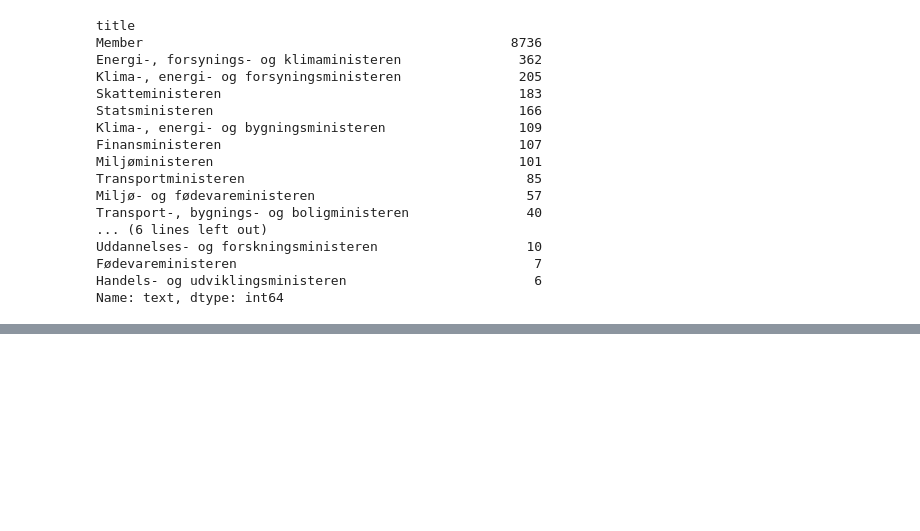
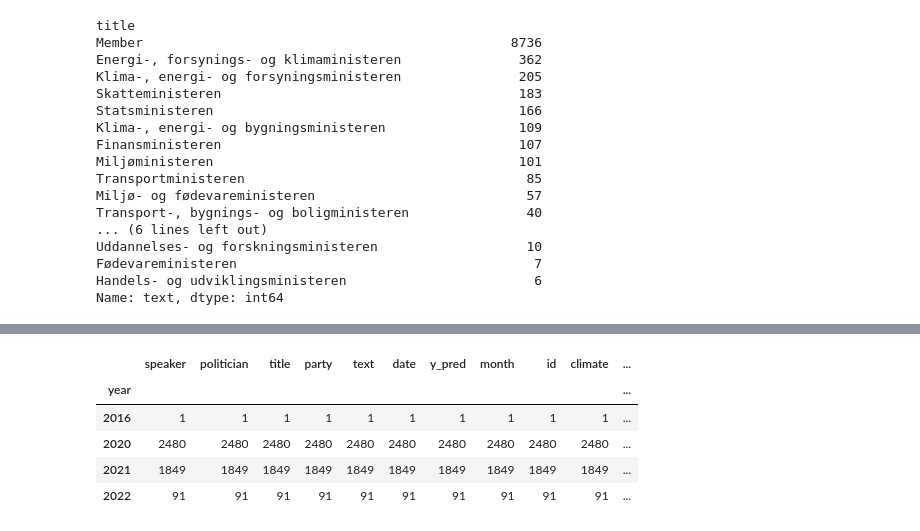
Before and after one commit to jonahank/Vote-Prediction-Model, a Jupyter notebook: data_analysis/ft_meetings.ipynb, the cells around one changed output, grey strips where cells are left out. Cells and saved outputs as stored; diff of their text form; code cells hidden in the pictures; blank space fills up the shorter version.

```diff
--- a/data_analysis/ft_meetings.ipynb
+++ b/data_analysis/ft_meetings.ipynb
@@ -81,0 +195,9 @@ Name: text, dtype: int64
+# %%
+df_selection[(df_selection["text"].str.contains("corona", case=False))|(df_selection["text"].str.contains("covid", case=False))].groupby("year").count()
+# %% [output]
+|  | speaker | politician | title | party | text | date | y_pred | month | id | climate | ... |
+| year |  |  |  |  |  |  |  |  |  |  | ... |
+| 2016 | 1 | 1 | 1 | 1 | 1 | 1 | 1 | 1 | 1 | 1 | ... |
+| 2020 | 2480 | 2480 | 2480 | 2480 | 2480 | 2480 | 2480 | 2480 | 2480 | 2480 | ... |
+| 2021 | 1849 | 1849 | 1849 | 1849 | 1849 | 1849 | 1849 | 1849 | 1849 | 1849 | ... |
+| 2022 | 91 | 91 | 91 | 91 | 91 | 91 | 91 | 91 | 91 | 91 | ... |
```
Also changed, not shown: parts of 10 cells of this notebook.
